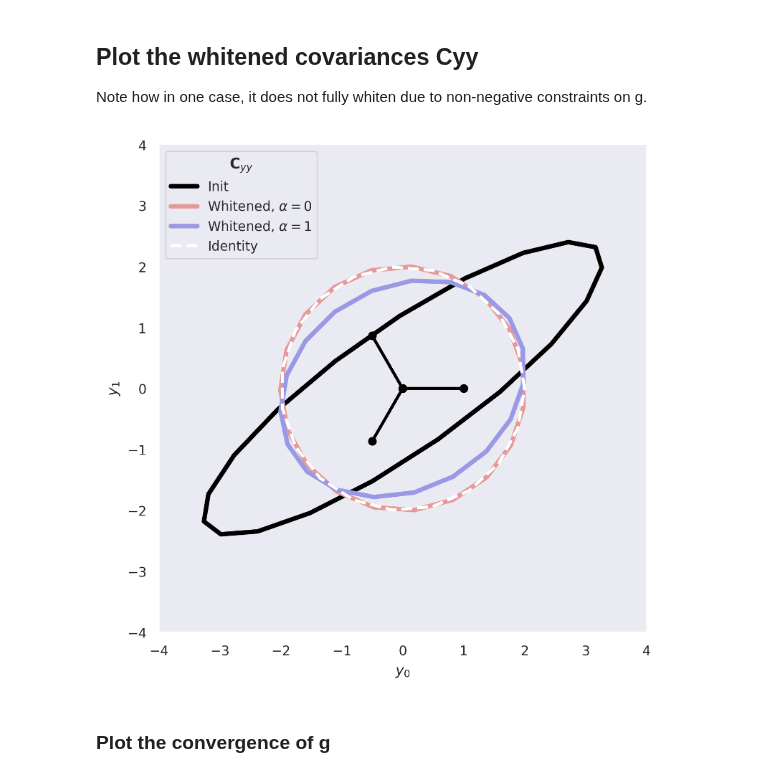
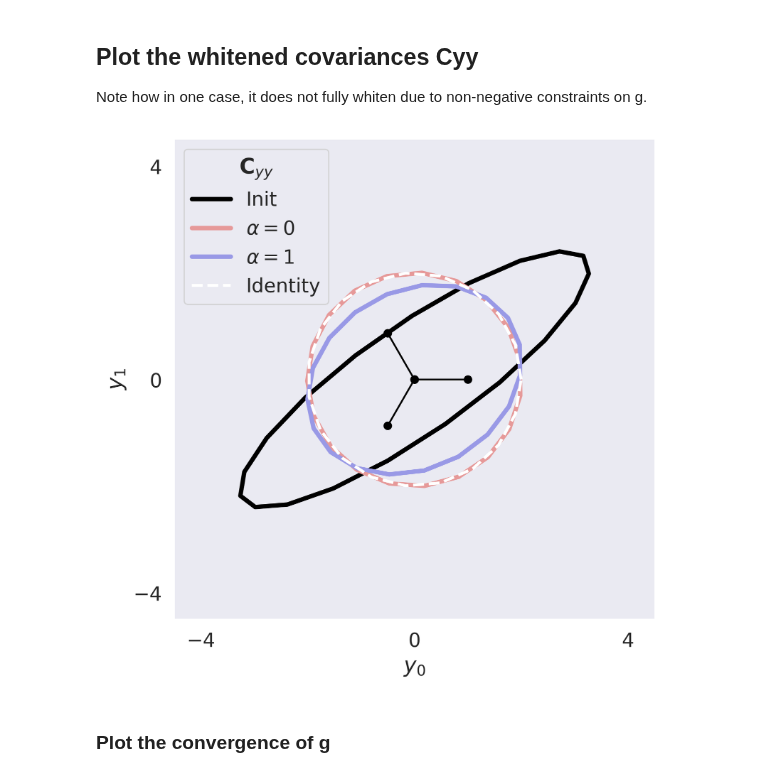
Before and after one commit to lyndond/frame_whitening, a Jupyter notebook: figures/soft_whitening_2d.ipynb, the cells around one changed output. Cells and saved outputs as stored; diff of their text form; code cells hidden in the pictures.

```diff
--- a/figures/soft_whitening_2d.ipynb
+++ b/figures/soft_whitening_2d.ipynb
@@ -74,38 +74,42 @@ Note how in one case, it does not fully whiten due to non-negative constraints o
 # %%
 cols = sns.color_palette("mako", len(alphas))
 
 # pink and purple
+# fmt: off
 cols = [(.9, 0.6, 0.6), (0.6, 0.6, .9)]
-with sns.plotting_context("paper", font_scale=1):
+with sns.plotting_context("paper", font_scale=1.5):
     sns.set_style("dark")
     fig, ax = plt.subplots(1, 1, figsize=(6, 6), dpi=300)
-    M0 = np.linalg.inv(W @ np.diag(data[FuncType.POWER, 0][0]) @ W.T)
-    M1 = np.linalg.inv(W @ np.diag(data[FuncType.POWER, 1][0] ** 2) @ W.T)
+    M0 = np.linalg.inv(W @ np.diag(data[(FuncType.POWER, 0)][0].squeeze()) @ W.T)
+    M1 = np.linalg.inv(W @ np.diag(data[(FuncType.POWER, 1)][0].squeeze() ** 2) @ W.T)
     fwplt.plot_ellipse(Cxx0, ax=ax, **{"color": "k", "linewidth": 3, "label": r"Init"})
     fwplt.plot_ellipse(
         M0 @ Cxx0 @ M0,
         ax=ax,
-        **{"color": cols[0], "linewidth": 3, "label": r"Whitened, $\alpha=0$"},
+        **{"color": cols[0], "linewidth": 3, "label": r"$\alpha=0$"},
     )
     fwplt.plot_ellipse(
         M1 @ Cxx0 @ M1,
         ax=ax,
-        **{"color": cols[1], "linewidth": 3, "label": r"Whitened, $\alpha=1$"},
+        **{"color": cols[1], "linewidth": 3, "label": r"$\alpha=1$"},
     )
     fwplt.plot_ellipse(
         np.eye(n),
         ax=ax,
         **{"color": "w", "linewidth": 2, "linestyle": "--", "label": "Identity"},
     )
 
-    fwplt.plot_frame2d(W, ax=ax)
+    fwplt.plot_frame2d(W, ax=ax, color="k")
     ax.legend(title=r"${\bf C}_{yy}$")
 
     ax.axis("square")
-    ax.set(xlim=(-4, 4), ylim=(-4, 4), ylabel=r"$y_1$", xlabel=r"$y_0$")
+    lims = 4.5
+    ax.set(xlim=(-lims, lims), ylim=(-lims, lims), ylabel=r"$y_1$", xlabel=r"$y_0$",
+    xticks=(-4, 0, 4), yticks=(-4, 0, 4))
     sns.despine()
+# fmt: on
 # %% [output]
-[figure, old version]
+[figure, new version]
 # %% [markdown]
 ### Plot the convergence of g
 # %%
```
Also changed, not shown: 5 other files.
